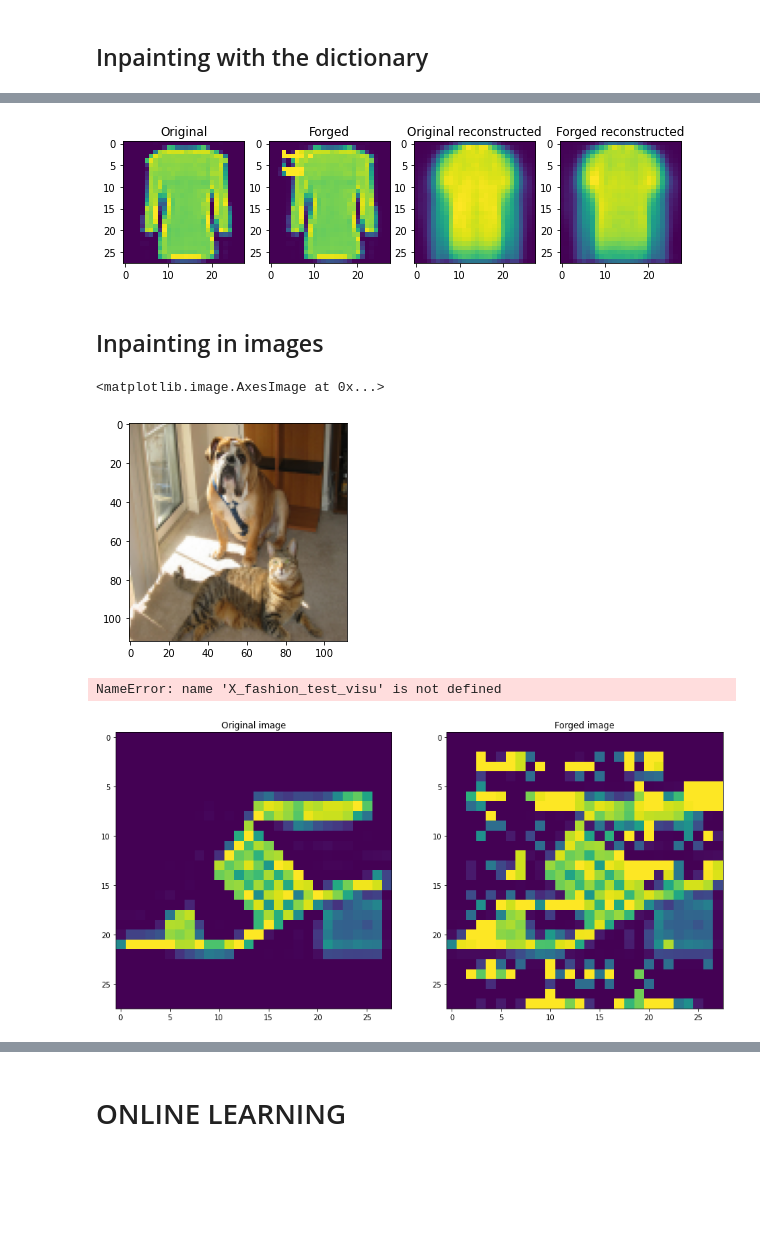
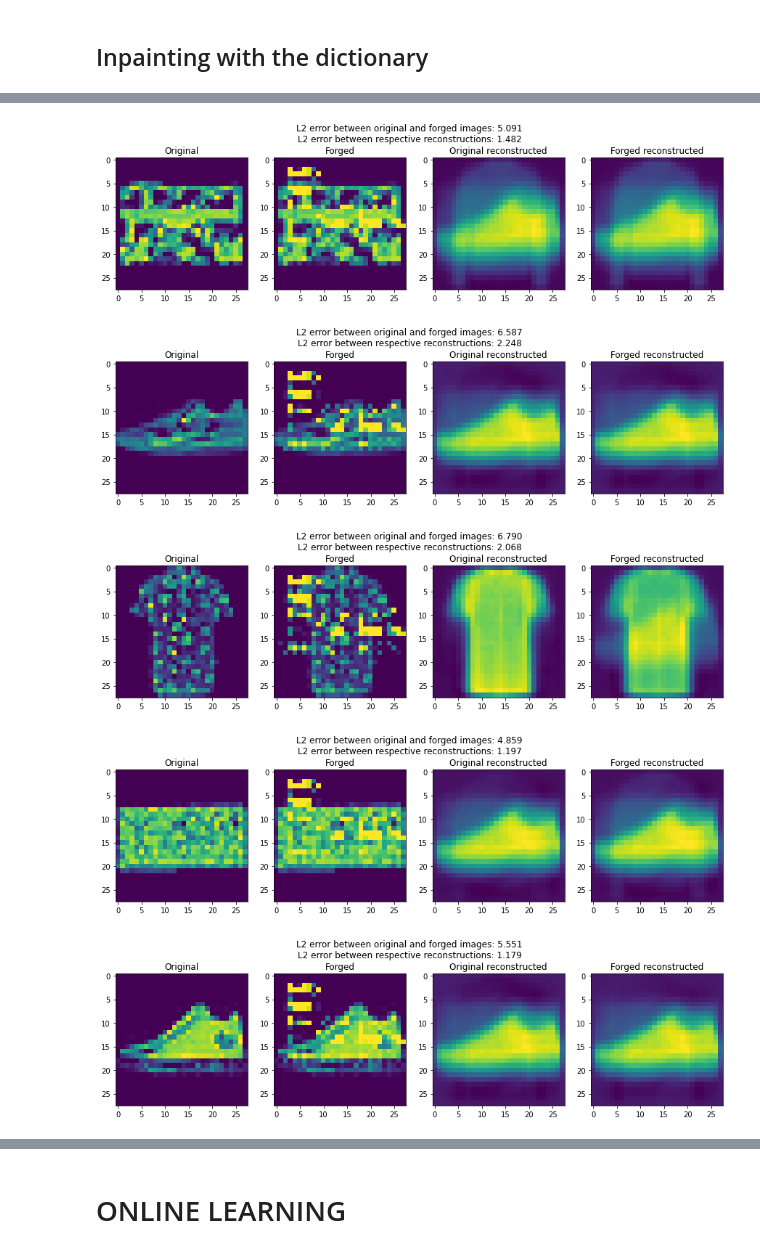
Before and after one commit to thomaschabal/OnlineDictionaryLearningForSparseCoding, a Jupyter notebook: main.ipynb, the cells around one changed output, grey strips where cells are left out. Drawn from its saved outputs; the diff is of its cells as text; code cells hidden in the pictures; blank space fills up the shorter version.

Commit message:
Added part on inpainting in mnist fashion

```diff
--- a/main.ipynb
+++ b/main.ipynb
@@ -374,7 +373,0 @@ Let's pick an image and add text on it, before trying to do inpainting on it tha
-# %%
-img = np.reshape(X_fashion_test[0], (28, 28))
-
-text = ['Hello', 'there!']
-forged_img = add_text_on_image(img, text, scale=0.8, line_type=2, bottom_left=(10, 30))
-
-show_imgs([img, forged_img], ["Original image", "Forged image"])
@@ -385,44 +374,12 @@ Now let us reconstruct the image with the learnt dictionary.
-# %%
-
-
-img_hat = infer_img(img, dict_learner)
-forged_img_hat = infer_img(forged_img, dict_learner)
-
-show_imgs([img, forged_img, img_hat, forged_img_hat], ["Original", "Forged", "Original reconstructed", "Forged reconstructed"], figsize=(10,10))
-# %% [output]
-[figure, removed]
-# %% [markdown]
-## Inpainting in images
-# %%
-from online_learning.utils import add_text_on_image, show_imgs
-
-import cv2
-import matplotlib.pyplot as plt
-
-path = "/Users/thomas/Perso/MVA/S2/DeepInPractice/TPs/TP2/dog_cat.png"
-img = plt.imread(path)
-img = cv2.resize(img, (int(img.shape[0] / 2), int(img.shape[1] / 2)))
-plt.imshow(img)
-# %% [output]
-<matplotlib.image.AxesImage at 0x...>
-[figure, removed]
-# %%
-img = X_fashion_test_visu[10]
-plt.imshow(img)
-# %% [output]
-NameError: name 'X_fashion_test_visu' is not defined
-# %%
-text = [
-    'Hello World!',
-    'My name is Bill,',
-    'I\'m a good dog',
-    'and I\'m fond of',
-    'timeseries',
-    'Hi I\'m a cat',
-    "who likes online",
-    "learning algos"]
-forged_image = add_text_on_image(img, text, scale=0.8, line_type=2, bottom_left=(10, 30))
-
-show_imgs([img, forged_image], ["Original image", "Forged image"])
-# %% [output]
-[figure, removed]
+# %%
+text = ['Hello', 'there!', "How are you?", "I'm fine thanks!", "See you soon."]
+
+for img_idx in range(5):
+    img = np.reshape(X_fashion_test[img_idx], (28, 28))
+    _, _, _ = forge_and_reconstruct(img, dict_learner_6_atoms, text)
+# %% [output]
+[figure, added]
+[figure, added]
+[figure, added]
+[figure, added]
+[figure, added]
```
Also changed, not shown: parts of 7 cells of this notebook, 2 other files.
